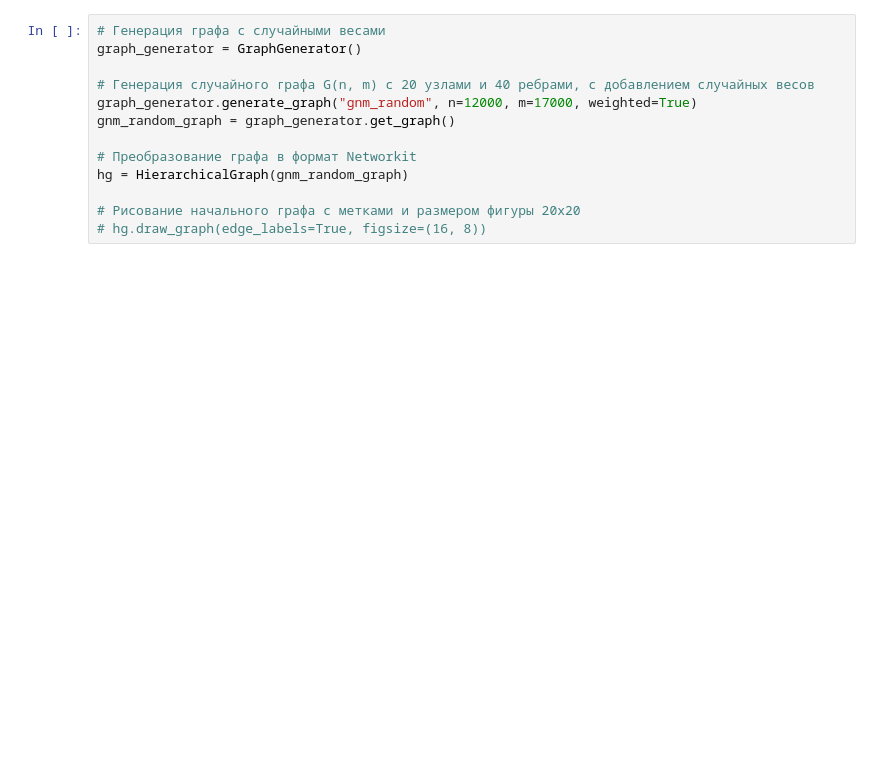
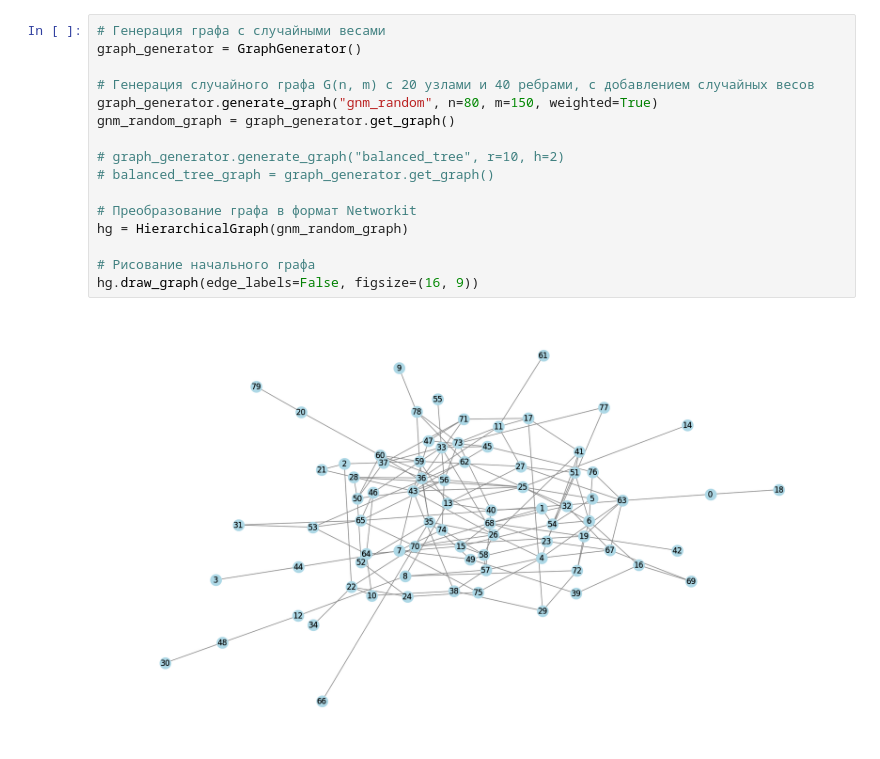
Before and after one commit to romanroff/Graphs-Hierarchies, a Jupyter notebook: main/main.ipynb, the cells around one changed output. Drawn from its saved outputs; the diff is of its cells as text; blank space fills up the shorter version.

```diff
--- a/main/main.ipynb
+++ b/main/main.ipynb
@@ -76,14 +7,19 @@ class HierarchicalGraph:
 # %%
 # Генерация графа с случайными весами
 graph_generator = GraphGenerator()
 
 # Генерация случайного графа G(n, m) с 20 узлами и 40 ребрами, с добавлением случайных весов
-graph_generator.generate_graph("gnm_random", n=12000, m=17000, weighted=True)
+graph_generator.generate_graph("gnm_random", n=80, m=150, weighted=True)
 gnm_random_graph = graph_generator.get_graph()
+
+# graph_generator.generate_graph("balanced_tree", r=10, h=2)
+# balanced_tree_graph = graph_generator.get_graph()
 
 # Преобразование графа в формат Networkit
 hg = HierarchicalGraph(gnm_random_graph)
 
-# Рисование начального графа с метками и размером фигуры 20x20
-# hg.draw_graph(edge_labels=True, figsize=(16, 8))
+# Рисование начального графа
+hg.draw_graph(edge_labels=False, figsize=(16, 9))
+# %% [output]
+[figure, added]
 # %%
```
Also changed, not shown: parts of 5 cells of this notebook, 1 other file.
